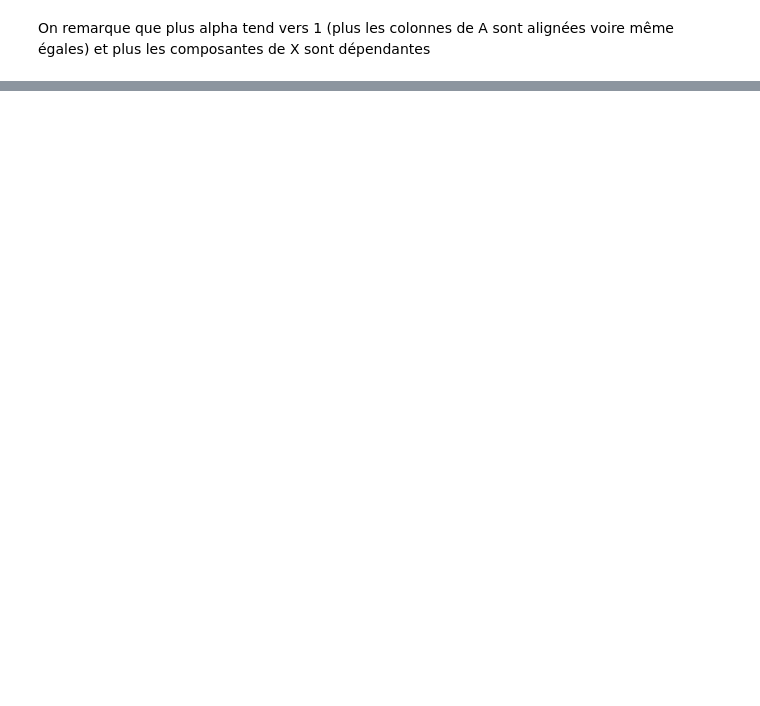
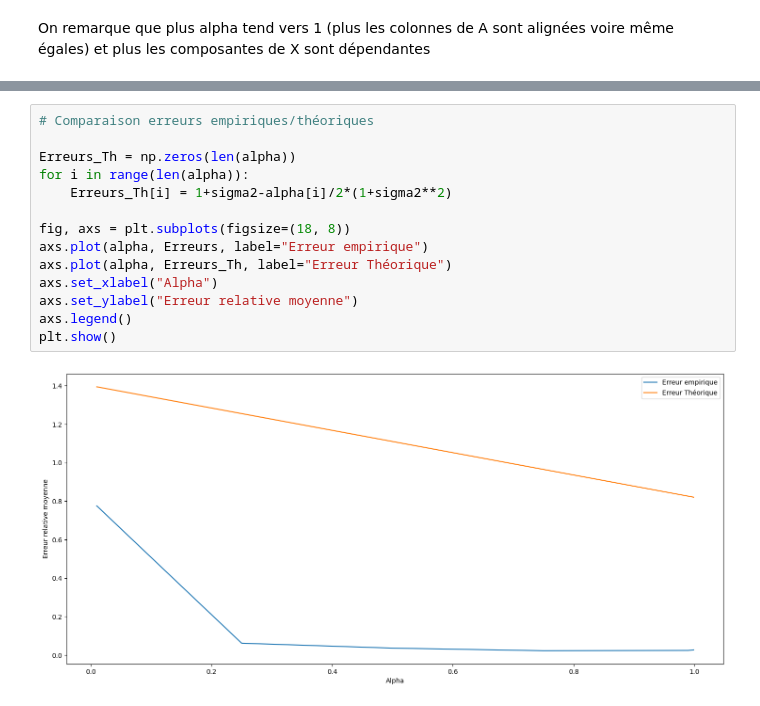
Before and after one commit to 0Pedrh0/BE_Analyse_Multivariee, a Jupyter notebook: Exercice_3.ipynb, the cells around one changed output, grey strips where cells are left out. Drawn from its saved outputs; the diff is of its cells as text; blank space fills up the shorter version.

```diff
--- a/Exercice_3.ipynb
+++ b/Exercice_3.ipynb
@@ -64,0 +80,16 @@ U1 = Eig_Vectors[:, :, 0]
+# %%
+# Comparaison erreurs empiriques/théoriques
+
+Erreurs_Th = np.zeros(len(alpha))
+for i in range(len(alpha)):
+    Erreurs_Th[i] = 1+sigma2-alpha[i]/2*(1+sigma2**2)
+
+fig, axs = plt.subplots(figsize=(18, 8))
+axs.plot(alpha, Erreurs, label="Erreur empirique")
+axs.plot(alpha, Erreurs_Th, label="Erreur Théorique")
+axs.set_xlabel("Alpha")
+axs.set_ylabel("Erreur relative moyenne")
+axs.legend()
+plt.show()
+# %% [output]
+[figure, added]
```
Also changed, not shown: parts of 4 cells of this notebook.
